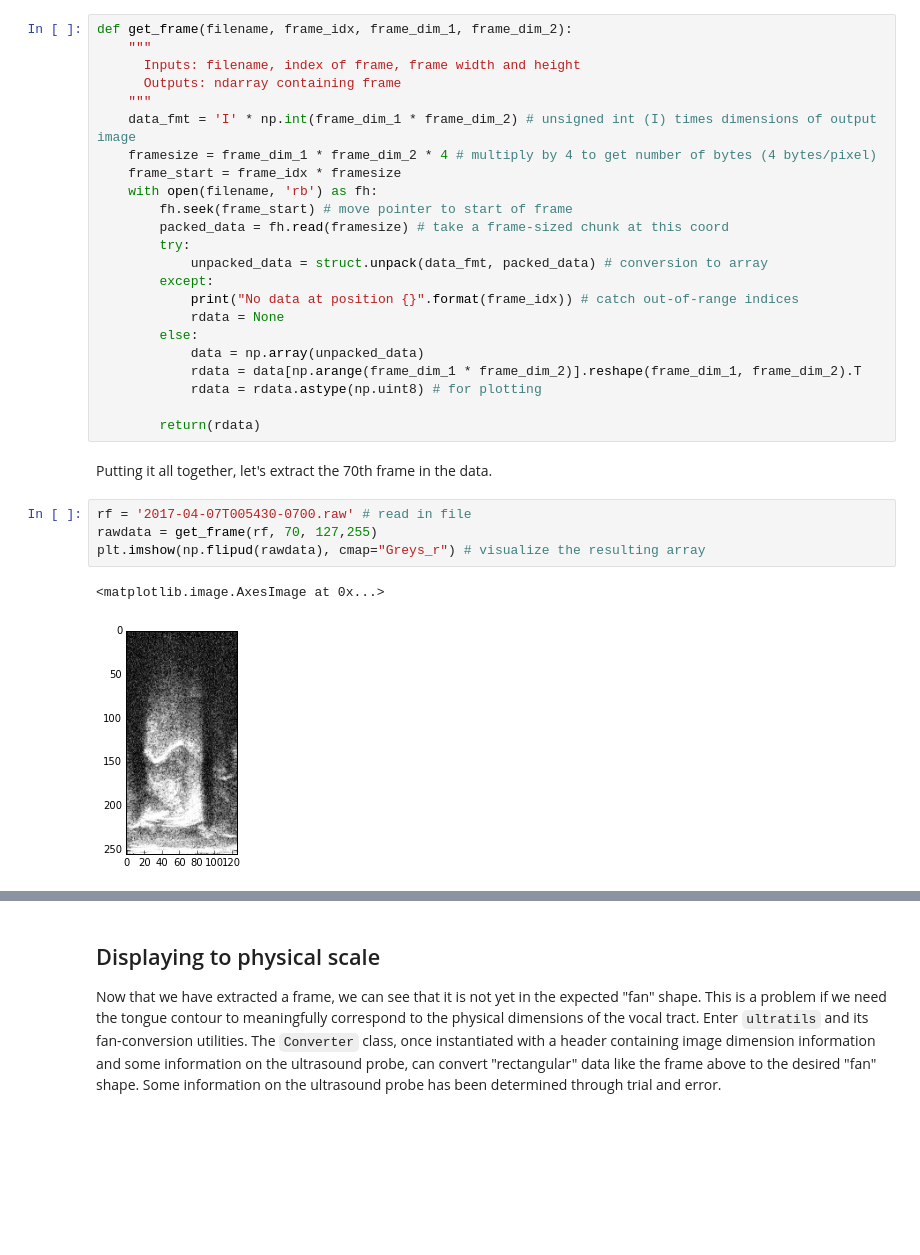
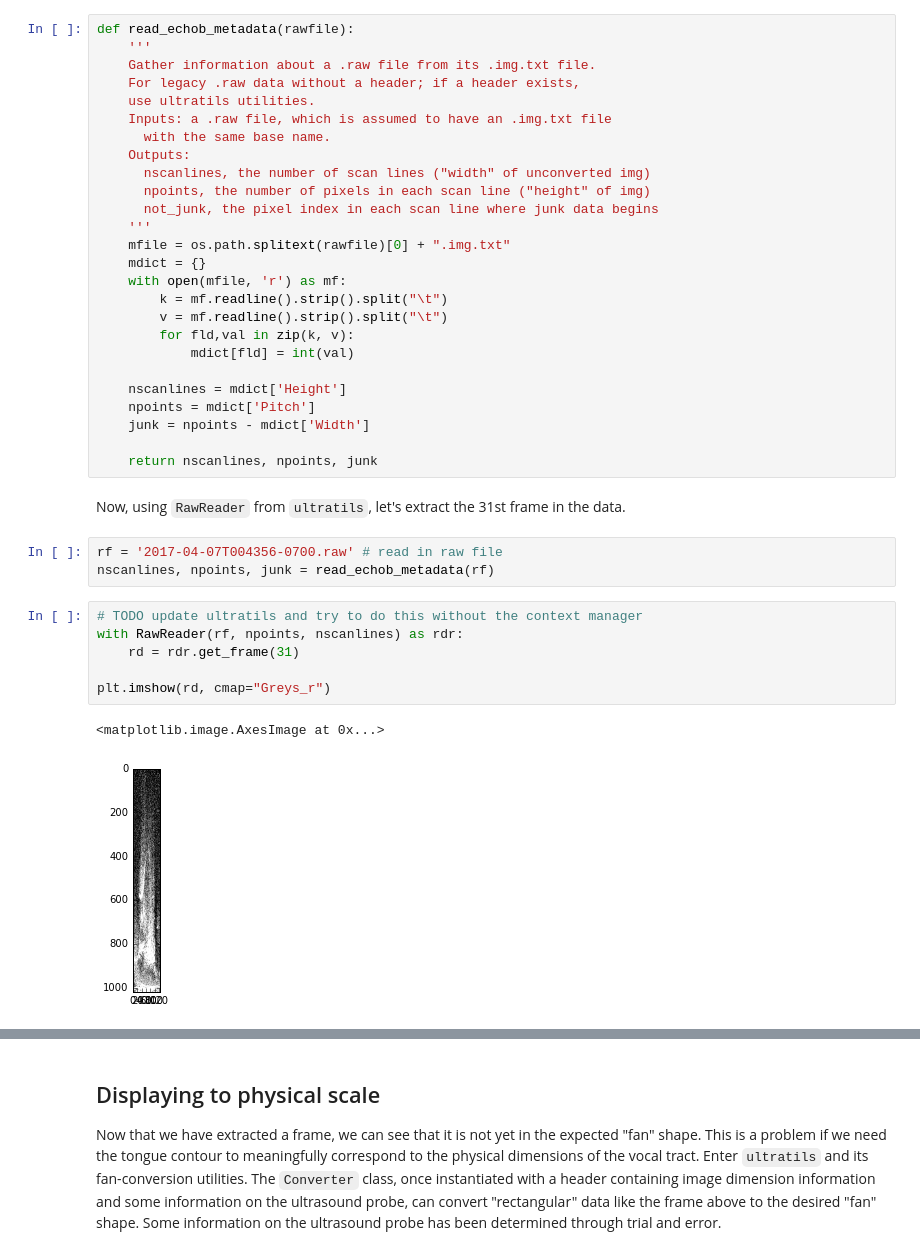
Before and after one commit to mfaytak/imgphon, a Jupyter notebook: echob-data-demo.ipynb, the cells around one changed output, grey strips where cells are left out. Cells and saved outputs as stored; diff of their text form; blank space fills up the shorter version.

```diff
--- a/echob-data-demo.ipynb
+++ b/echob-data-demo.ipynb
@@ -28,32 +23,40 @@ The `nth` frame in the recorded ultrasound video will start `n * frame_size` bit
-# %%
-def get_frame(filename, frame_idx, frame_dim_1, frame_dim_2):
-    """
-      Inputs: filename, index of frame, frame width and height
-      Outputs: ndarray containing frame
-    """
-    data_fmt = 'I' * np.int(frame_dim_1 * frame_dim_2) # unsigned int (I) times dimensions of output image
-    framesize = frame_dim_1 * frame_dim_2 * 4 # multiply by 4 to get number of bytes (4 bytes/pixel)
-    frame_start = frame_idx * framesize
-    with open(filename, 'rb') as fh:
-        fh.seek(frame_start) # move pointer to start of frame
-        packed_data = fh.read(framesize) # take a frame-sized chunk at this coord
-        try:
-            unpacked_data = struct.unpack(data_fmt, packed_data) # conversion to array
-        except:
-            print("No data at position {}".format(frame_idx)) # catch out-of-range indices
-            rdata = None
-        else:
-            data = np.array(unpacked_data)
-            rdata = data[np.arange(frame_dim_1 * frame_dim_2)].reshape(frame_dim_1, frame_dim_2).T
-            rdata = rdata.astype(np.uint8) # for plotting
-
-        return(rdata)
+# %%
+def read_echob_metadata(rawfile):
+    '''
+    Gather information about a .raw file from its .img.txt file.
+    For legacy .raw data without a header; if a header exists,
+    use ultratils utilities.
+    Inputs: a .raw file, which is assumed to have an .img.txt file
+      with the same base name.
+    Outputs:
+      nscanlines, the number of scan lines ("width" of unconverted img)
+      npoints, the number of pixels in each scan line ("height" of img)
+      not_junk, the pixel index in each scan line where junk data begins
+    '''
+    mfile = os.path.splitext(rawfile)[0] + ".img.txt"
+    mdict = {}
+    with open(mfile, 'r') as mf:
+        k = mf.readline().strip().split("\t")
+        v = mf.readline().strip().split("\t")
+        for fld,val in zip(k, v):
+            mdict[fld] = int(val)
+
+    nscanlines = mdict['Height']
+    npoints = mdict['Pitch']
+    junk = npoints - mdict['Width']
+
+    return nscanlines, npoints, junk
 # %% [markdown]
-Putting it all together, let's extract the 70th frame in the data.
+Now, using `RawReader` from `ultratils`, let's extract the 31st frame in the data.
-# %%
-rf = '2017-04-07T005430-0700.raw' # read in file
-rawdata = get_frame(rf, 70, 127,255)
-plt.imshow(np.flipud(rawdata), cmap="Greys_r") # visualize the resulting array
-# %% [output]
-<matplotlib.image.AxesImage at 0x...>
-[figure, removed]
+# %%
+rf = '2017-04-07T004356-0700.raw' # read in raw file
+nscanlines, npoints, junk = read_echob_metadata(rf)
+# %%
+# TODO update ultratils and try to do this without the context manager
+with RawReader(rf, npoints, nscanlines) as rdr:
+    rd = rdr.get_frame(31)
+
+plt.imshow(rd, cmap="Greys_r")
+# %% [output]
+<matplotlib.image.AxesImage at 0x...>
+[figure, added]
```
Also changed, not shown: parts of 24 cells of this notebook.
